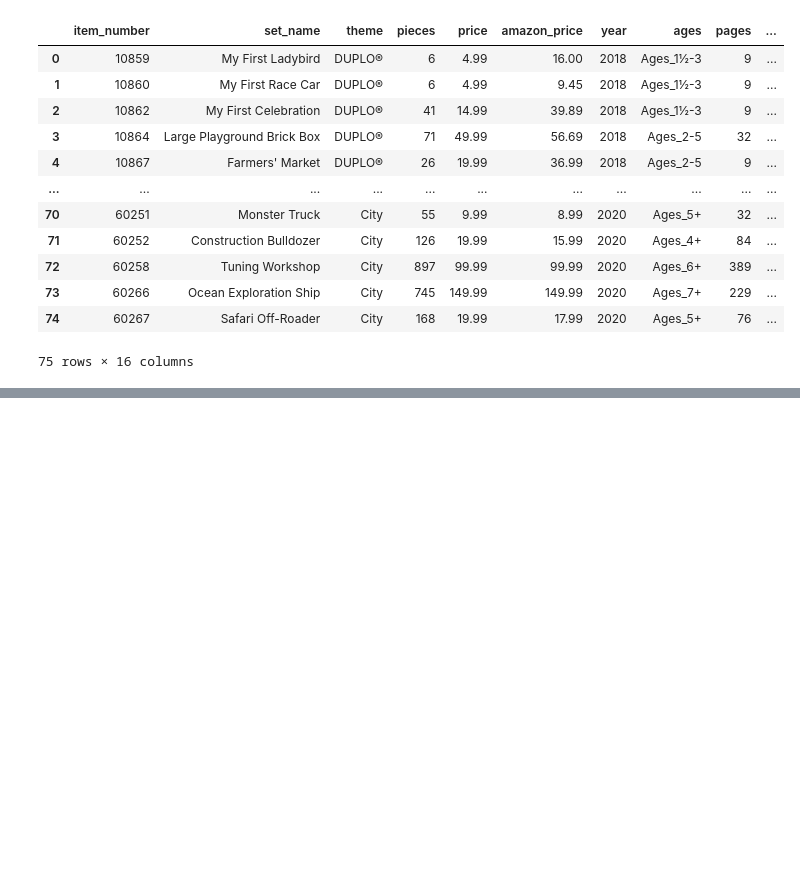
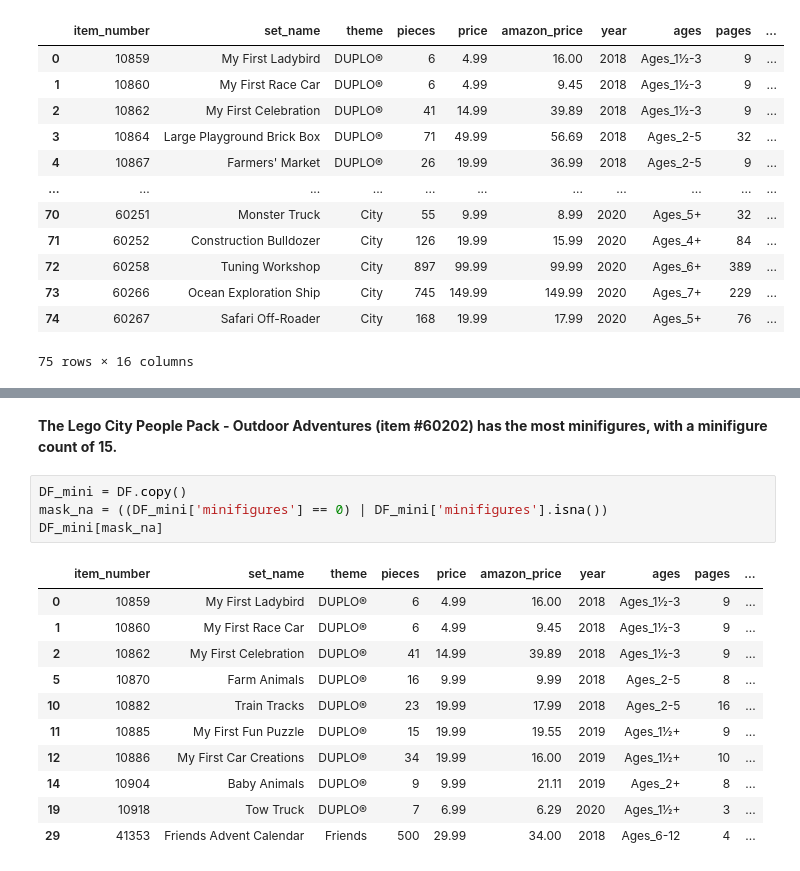
Before and after one commit to 3N1C0/DATA101_Elias_Code, a Jupyter notebook: EXAM_1/Exam_1.ipynb, the cells around one changed output, grey strips where cells are left out. Cells and saved outputs as stored; diff of their text form; blank space fills up the shorter version.

```diff
--- a/EXAM_1/Exam_1.ipynb
+++ b/EXAM_1/Exam_1.ipynb
@@ -352,0 +423,18 @@ print(f"\nThe average pieces in a Lego set in 2020 was {avg_piece_2020}")
+# %% [markdown]
+**The Lego City People Pack - Outdoor Adventures (item #60202) has the most minifigures, with a minifigure count of 15.**
+# %%
+DF_mini = DF.copy()
+mask_na = ((DF_mini['minifigures'] == 0) | DF_mini['minifigures'].isna())
+DF_mini[mask_na]
+# %% [output]
+|  | item_number | set_name | theme | pieces | price | amazon_price | year | ages | pages | ... |
+| 0 | 10859 | My First Ladybird | DUPLO® | 6 | 4.99 | 16.00 | 2018 | Ages_1½-3 | 9 | ... |
+| 1 | 10860 | My First Race Car | DUPLO® | 6 | 4.99 | 9.45 | 2018 | Ages_1½-3 | 9 | ... |
+| 2 | 10862 | My First Celebration | DUPLO® | 41 | 14.99 | 39.89 | 2018 | Ages_1½-3 | 9 | ... |
+| 5 | 10870 | Farm Animals | DUPLO® | 16 | 9.99 | 9.99 | 2018 | Ages_2-5 | 8 | ... |
+| 10 | 10882 | Train Tracks | DUPLO® | 23 | 19.99 | 17.99 | 2018 | Ages_2-5 | 16 | ... |
+| 11 | 10885 | My First Fun Puzzle | DUPLO® | 15 | 19.99 | 19.55 | 2019 | Ages_1½+ | 9 | ... |
+| 12 | 10886 | My First Car Creations | DUPLO® | 34 | 19.99 | 16.00 | 2019 | Ages_1½+ | 10 | ... |
+| 14 | 10904 | Baby Animals | DUPLO® | 9 | 9.99 | 21.11 | 2019 | Ages_2+ | 8 | ... |
+| 19 | 10918 | Tow Truck | DUPLO® | 7 | 6.99 | 6.29 | 2020 | Ages_1½+ | 3 | ... |
+| 29 | 41353 | Friends Advent Calendar | Friends | 500 | 29.99 | 34.00 | 2018 | Ages_6-12 | 4 | ... |
```
Also changed, not shown: parts of 74 cells of this notebook.
